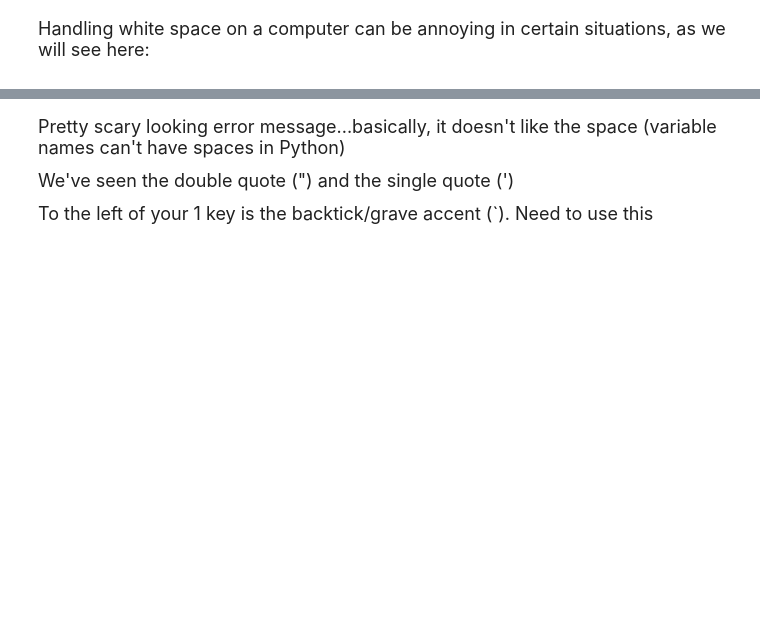
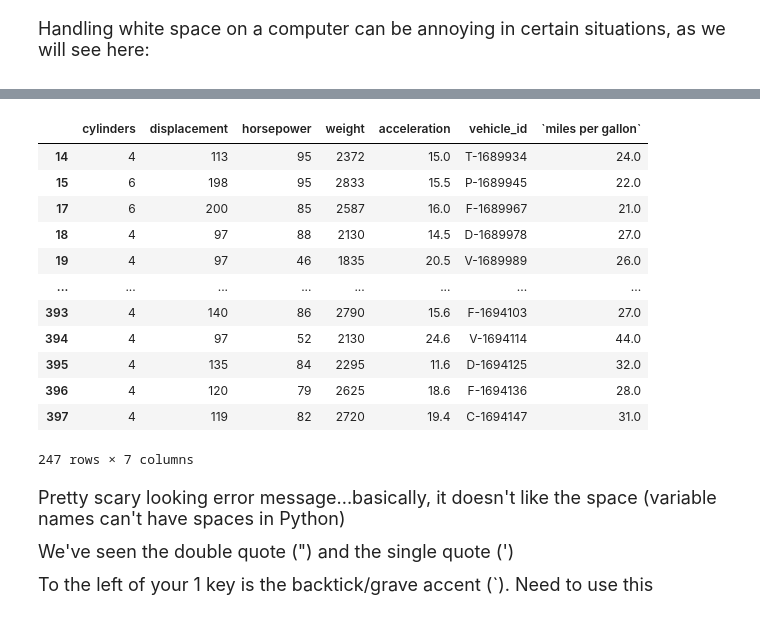
Before and after one commit to Derek-FG/datasci151fall2026, a Jupyter notebook: lecture_08_pandas/Lecture08-df.ipynb, the cells around one changed output, grey strips where cells are left out. Cells and saved outputs as stored; diff of their text form; code cells hidden in the pictures; blank space fills up the shorter version.

````diff
--- a/lecture_08_pandas/Lecture08-df.ipynb
+++ b/lecture_08_pandas/Lecture08-df.ipynb
@@ -711,4 +1185,7 @@ Handling white space on a computer can be annoying in certain situations, as we
 # same data set, but column/variable 0 is "miles per gallon" instead of "mpg"
 
 new_dset = pd.read_csv("data/features-bad-spacing.csv")
+# print(new_dset)
+new_dset["`miles per gallon`"] = new_dset["miles per gallon"]
+new_dset = new_dset.drop(columns="miles per gallon")
 print(new_dset)
@@ -715,5 +1210,20 @@ print(new_dset)
 # %%
-data_threshold_horsepower = new_dset.query("miles per gallon >= 20")
+data_threshold_horsepower = new_dset.query("```miles per gallon``` >= 20")
+display(data_threshold_horsepower)
+# %% [output]
+|  | cylinders | displacement | horsepower | weight | acceleration | vehicle_id | `miles per gallon` |
+| 14 | 4 | 113 | 95 | 2372 | 15.0 | T-1689934 | 24.0 |
+| 15 | 6 | 198 | 95 | 2833 | 15.5 | P-1689945 | 22.0 |
+| 17 | 6 | 200 | 85 | 2587 | 16.0 | F-1689967 | 21.0 |
+| 18 | 4 | 97 | 88 | 2130 | 14.5 | D-1689978 | 27.0 |
+| 19 | 4 | 97 | 46 | 1835 | 20.5 | V-1689989 | 26.0 |
+| ... | ... | ... | ... | ... | ... | ... | ... |
+| 393 | 4 | 140 | 86 | 2790 | 15.6 | F-1694103 | 27.0 |
+| 394 | 4 | 97 | 52 | 2130 | 24.6 | V-1694114 | 44.0 |
+| 395 | 4 | 135 | 84 | 2295 | 11.6 | D-1694125 | 32.0 |
+| 396 | 4 | 120 | 79 | 2625 | 18.6 | F-1694136 | 28.0 |
+| 397 | 4 | 119 | 82 | 2720 | 19.4 | C-1694147 | 31.0 |
+247 rows × 7 columns
 # %% [markdown]
 <font size = "4">
 
````
Also changed, not shown: parts of 42 cells of this notebook.
